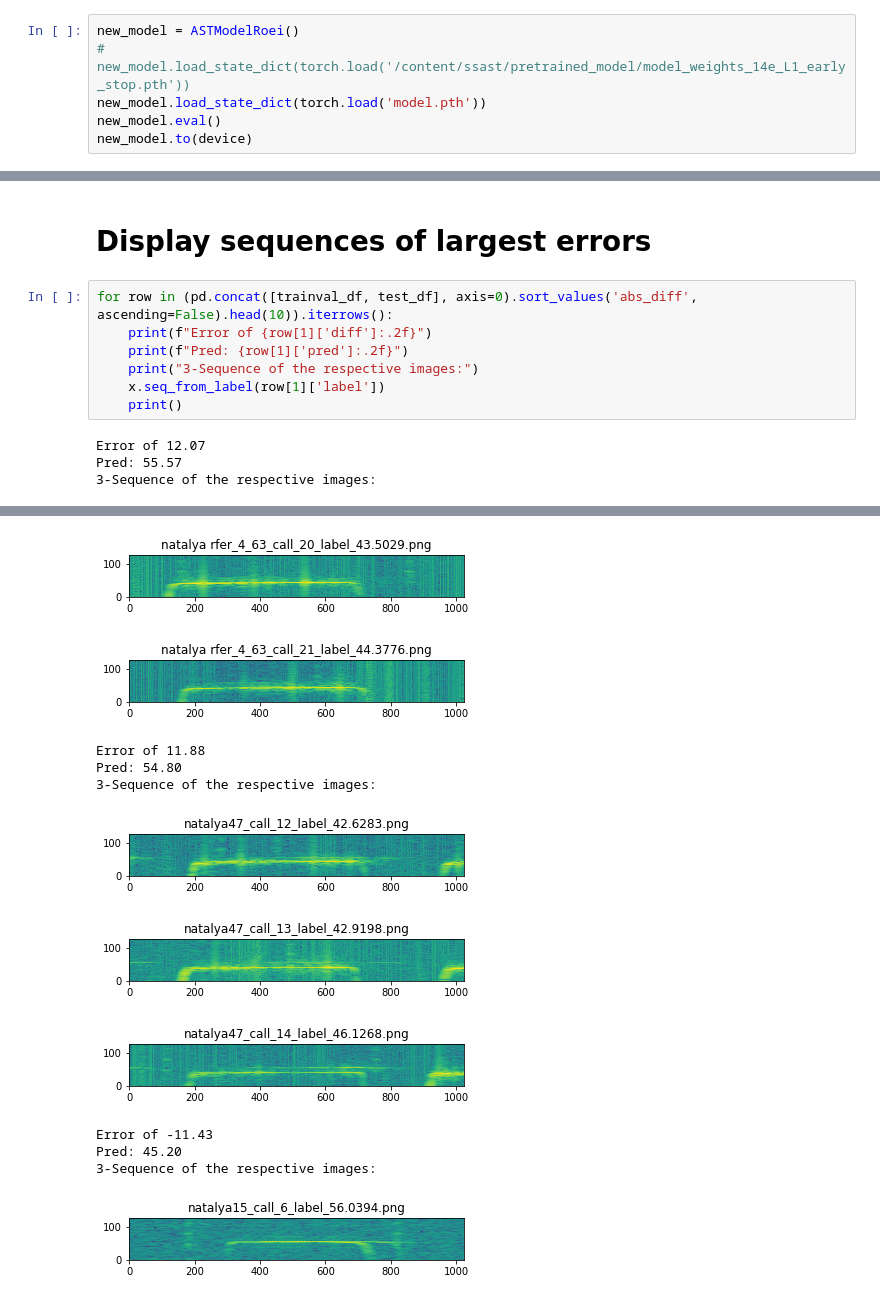
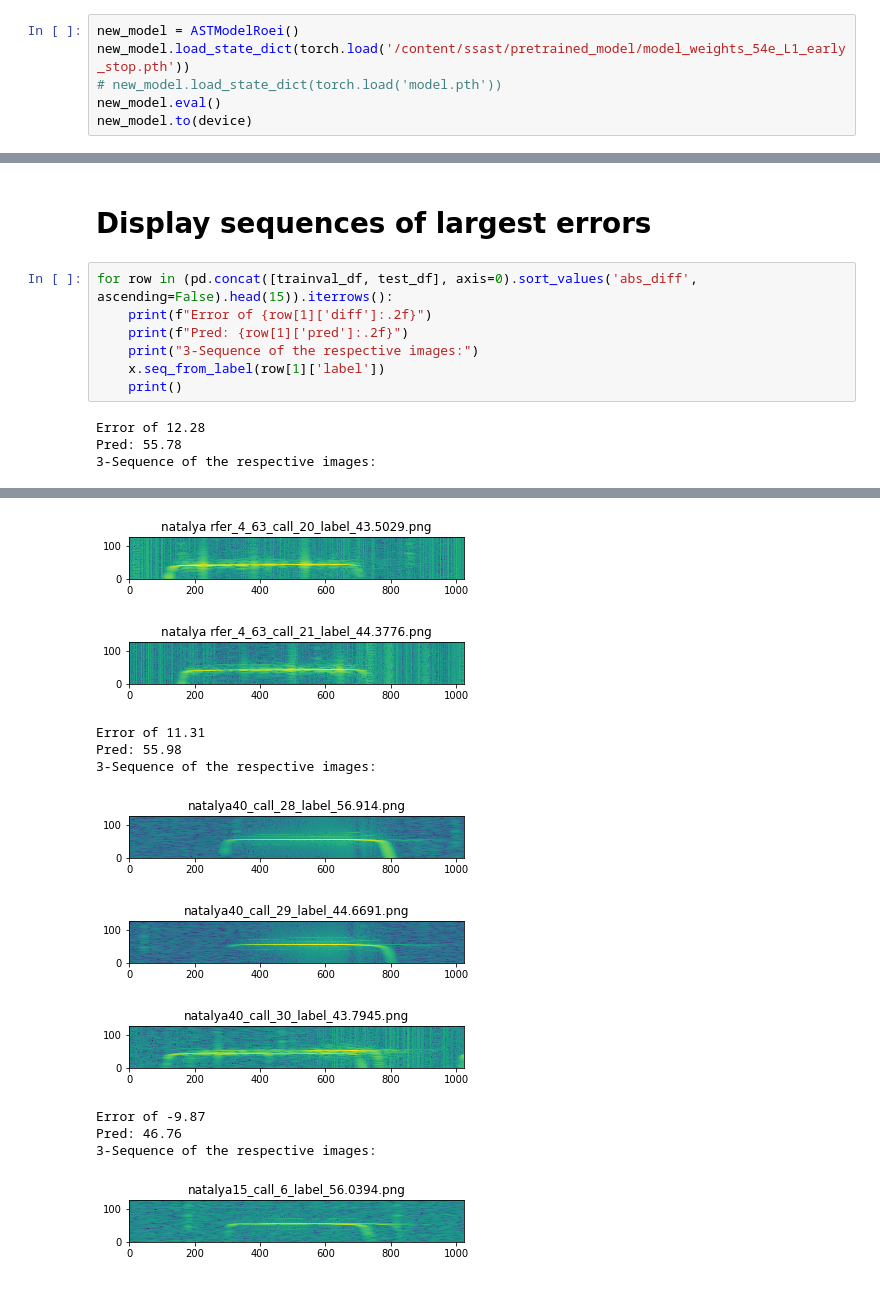
Before and after one commit to roeizig/ssast, a Jupyter notebook: DL_project_ssast_L1_Loss.ipynb, the cells around one changed output, grey strips where cells are left out. Cells and saved outputs as stored; diff of their text form.

```diff
--- a/DL_project_ssast_L1_Loss.ipynb
+++ b/DL_project_ssast_L1_Loss.ipynb
@@ -453,8 +446,8 @@ torch.save(new_model.state_dict(), 'model_weights_30e_L1.pth')
 # Load an existing model
 # %%
 new_model = ASTModelRoei()
-# new_model.load_state_dict(torch.load('/content/ssast/pretrained_model/model_weights_14e_L1_early_stop.pth'))
-new_model.load_state_dict(torch.load('model.pth'))
+new_model.load_state_dict(torch.load('/content/ssast/pretrained_model/model_weights_54e_L1_early_stop.pth'))
+# new_model.load_state_dict(torch.load('model.pth'))
 new_model.eval()
 new_model.to(device)
 # %% [output]
@@ -608,27 +601,27 @@ Dataset RMSE is 2.37
 # %% [markdown]
 # Display sequences of largest errors
 # %%
-for row in (pd.concat([trainval_df, test_df], axis=0).sort_values('abs_diff', ascending=False).head(10)).iterrows():
+for row in (pd.concat([trainval_df, test_df], axis=0).sort_values('abs_diff', ascending=False).head(15)).iterrows():
     print(f"Error of {row[1]['diff']:.2f}")
     print(f"Pred: {row[1]['pred']:.2f}")
     print("3-Sequence of the respective images:")
     x.seq_from_label(row[1]['label'])
     print()
 # %% [output]
-Error of 12.07
-Pred: 55.57
+Error of 12.28
+Pred: 55.78
 3-Sequence of the respective images:
 [figure]
 [figure]
 [figure]
-Error of 11.88
-Pred: 54.80
+Error of 11.31
+Pred: 55.98
 3-Sequence of the respective images:
-[figure, old version]
+[figure, new version]
-[figure, old version]
+[figure, new version]
-[figure, old version]
+[figure, new version]
-Error of -11.43
-Pred: 45.20
+Error of -9.87
+Pred: 46.76
 3-Sequence of the respective images:
 [figure]
 [figure]
```
Also changed, not shown: parts of 9 cells of this notebook.
